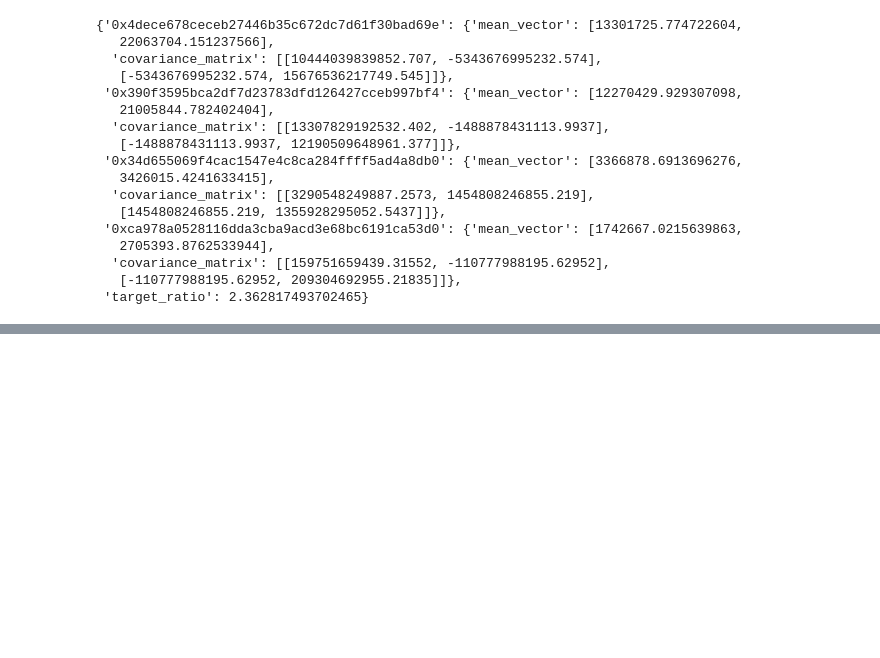
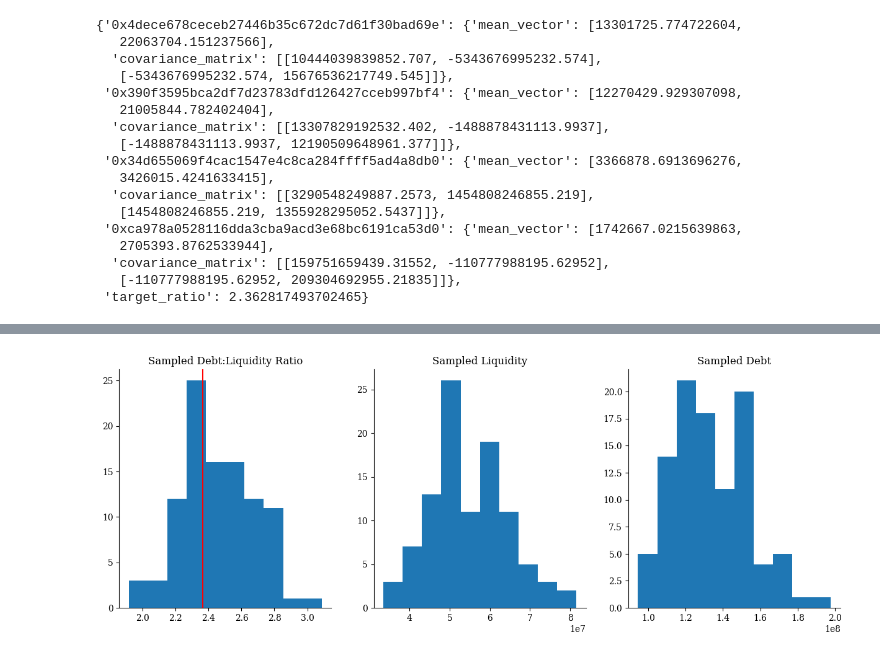
Before and after one commit to xenophonlabs/crvUSDrisk, a Jupyter notebook: notebooks/demo_liquidity_provider.ipynb, the cells around one changed output, grey strips where cells are left out. Saved outputs shown, nothing was run; the diff lists cells and outputs as text; code cells hidden in the pictures; blank space fills up the shorter version.

Commit message:
Add liquidity resampling

```diff
--- a/notebooks/demo_liquidity_provider.ipynb
+++ b/notebooks/demo_liquidity_provider.ipynb
@@ -269,0 +276,3 @@ with open(f"../src/configs/liquidity/{start}_{end}.json", "w") as f:
+# %%
+aliases = ["wsteth", "weth", "wbtc", "sfrxeth"]
+scenario_ = Scenario("baseline_micro", aliases)
@@ -269,0 +299,8 @@ with open(f"../src/configs/liquidity/{start}_{end}.json", "w") as f:
+# %%
+scenario = deepcopy(scenario_)
+og_liquidity = scenario.total_crvusd_liquidity() / 1e18
+og_debt = scenario.total_debt() / 1e18
+og_ratio = og_debt / og_liquidity
+print(f"Original crvUSD Liquidity: {og_liquidity:,.0f}")
+print(f"Original crvUSD Debt: {og_debt:,.0f}")
+print(f"Original ratio: {og_ratio:.2f}")
@@ -269,0 +313,6 @@ with open(f"../src/configs/liquidity/{start}_{end}.json", "w") as f:
+# %%
+liquidity = scenario.total_crvusd_liquidity() / 1e18
+debt = scenario.total_debt() / 1e18
+print(f"Resampled crvUSD Liquidity: {liquidity:,.0f}")
+print(f"Resampled crvUSD Debt: {debt:,.0f}")
+print(f"Resampled ratio: {debt / liquidity:.2f}")
@@ -269,0 +323,10 @@ with open(f"../src/configs/liquidity/{start}_{end}.json", "w") as f:
+# %%
+resampled = pd.DataFrame(columns=["liquidity", "debt", "ratio"])
+for _ in range(100):
+    scenario = deepcopy(scenario_)
+    scenario.prepare_for_run()
+    liquidity = scenario.total_crvusd_liquidity() / 1e18
+    debt = scenario.total_debt() / 1e18
+    ratio = debt / liquidity
+    resampled.loc[len(resampled)] = [liquidity, debt, ratio]
+resampled
@@ -269,0 +347,12 @@ with open(f"../src/configs/liquidity/{start}_{end}.json", "w") as f:
+# %%
+f, axs = plt.subplots(1, 3, figsize=(15, 5))
+resampled["ratio"].hist(grid=False, bins=10, ax=axs[0])
+axs[0].set_title("Sampled Debt:Liquidity Ratio")
+axs[0].axvline(target_ratio, color="red", label="Target Ratio", c="red")
+resampled["liquidity"].hist(grid=False, bins=10, ax=axs[1])
+axs[1].set_title("Sampled Liquidity")
+resampled["debt"].hist(grid=False, bins=10, ax=axs[2])
+axs[2].set_title("Sampled Debt")
+print()
+# %% [output]
+[figure, added]
```
Also changed, not shown: parts of 21 cells of this notebook, 7 other files.
